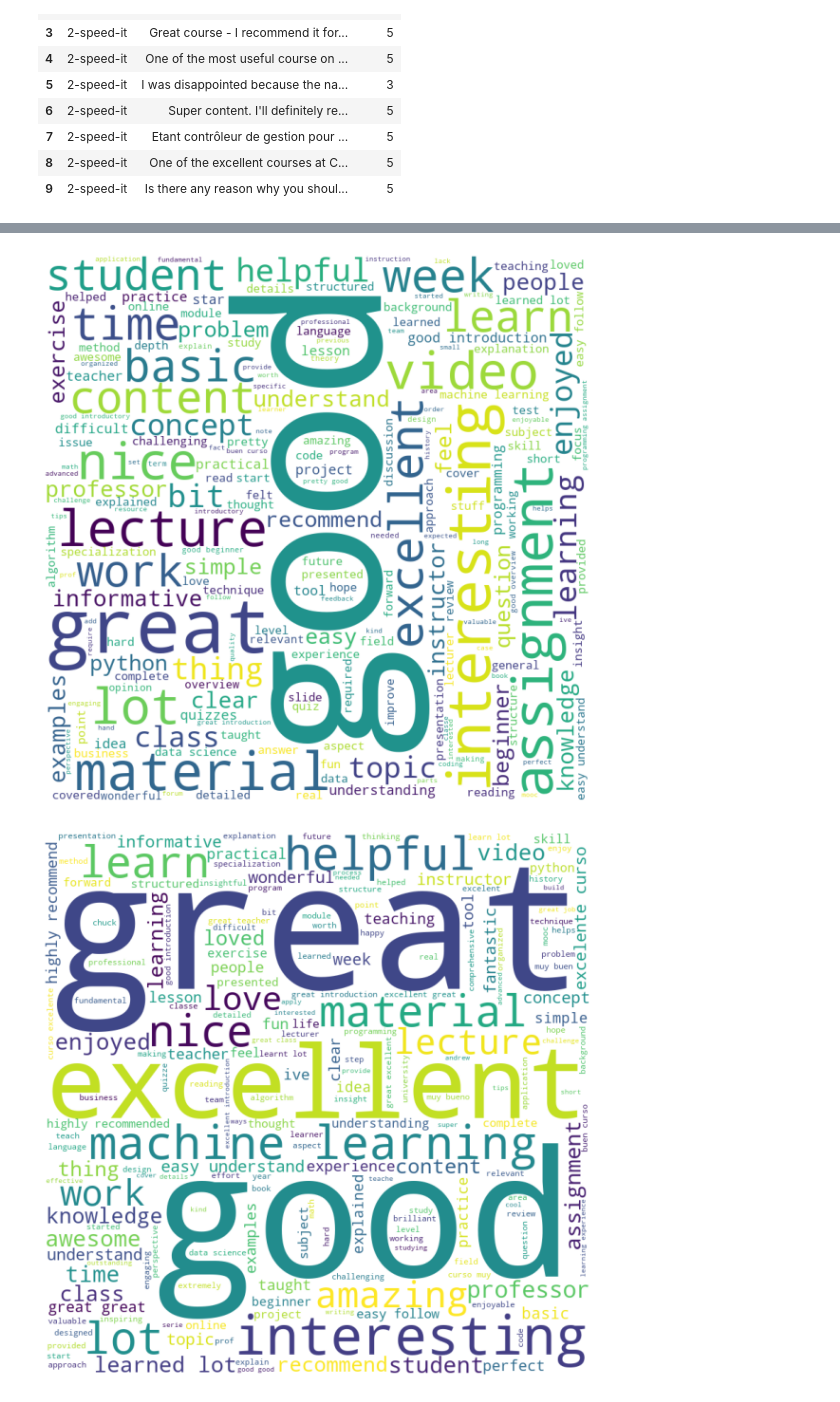
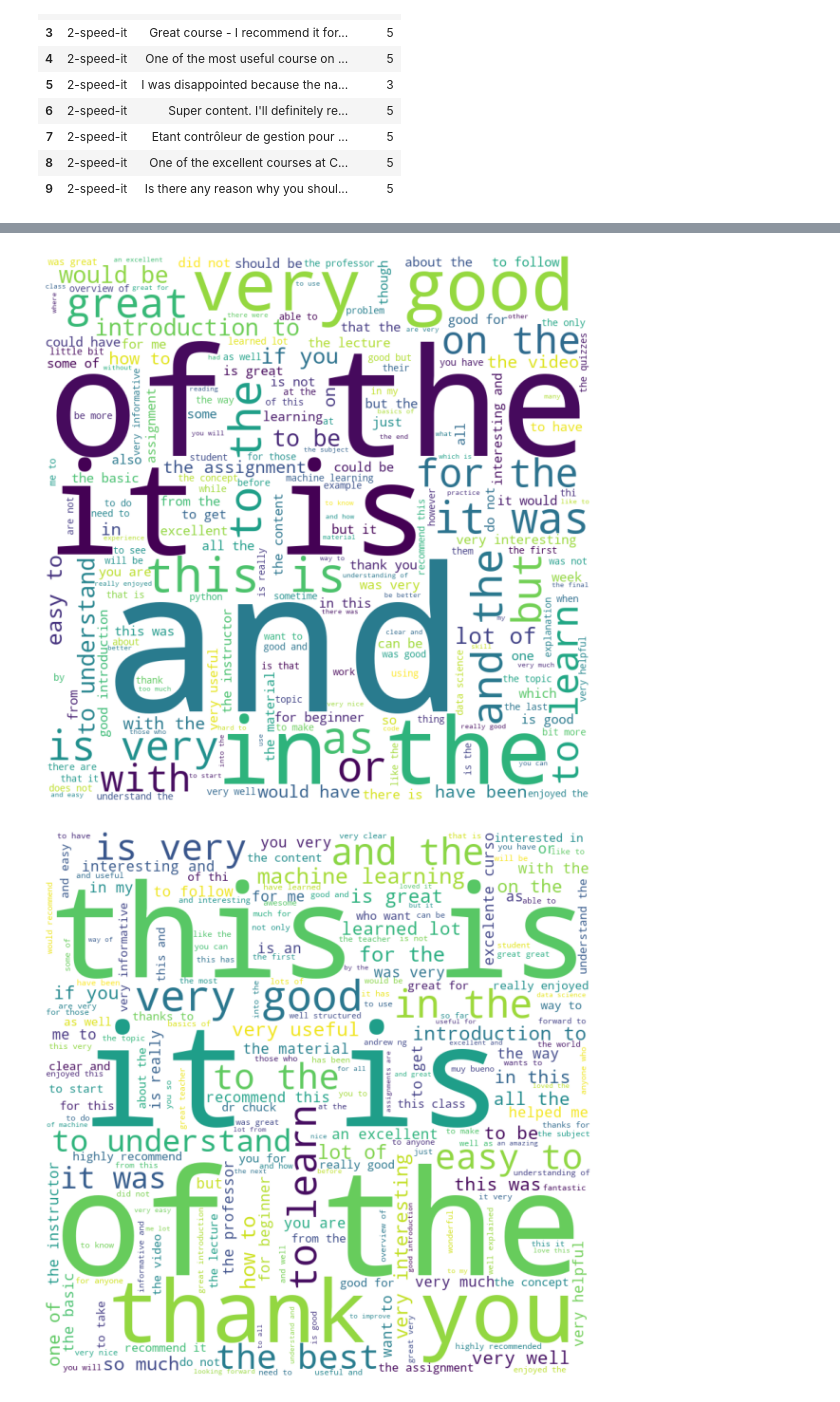
Before and after one commit to imnikhilanand/Coursera-Course-Reviews-Classification, a Jupyter notebook: main.ipynb, the cells around one changed output, grey strips where cells are left out. Cells and saved outputs as stored; diff of their text form; code cells hidden in the pictures.

```diff
--- a/main.ipynb
+++ b/main.ipynb
@@ -226,10 +226,9 @@ data_4 = data.query("Label == 4", engine="python")
 data_5 = data.query("Label == 5", engine="python")
 # %%
 # Wordclouds with Label 1
-
 review_1_corpus = ''
 for index,val in data_1.iterrows():
-    review_1_corpus = review_1_corpus + " " + val["Review_processed"]
+    review_1_corpus = review_1_corpus + " " + val["Review_processed_4"]
 review_1_corpus = review_1_corpus.strip()
 
 wordcloud = WordCloud(width = 800,
@@ -248,9 +247,8 @@ plt.show()
 # %%
 # Wordclouds with Label 2
-
 review_2_corpus = ''
 for index,val in data_2.iterrows():
-    review_2_corpus = review_2_corpus + " " + val["Review_processed"]
+    review_2_corpus = review_2_corpus + " " + val["Review_processed_4"]
 review_2_corpus = review_2_corpus.strip()
 
 wordcloud = WordCloud(width = 800,
@@ -269,9 +267,8 @@ plt.show()
 # %%
 # Wordclouds with Label 3
-
 review_3_corpus = ''
 for index,val in data_3.iterrows():
-    review_3_corpus = review_3_corpus + " " + val["Review_processed"]
+    review_3_corpus = review_3_corpus + " " + val["Review_processed_4"]
 review_3_corpus = review_3_corpus.strip()
 
 wordcloud = WordCloud(width = 800,
@@ -290,9 +287,8 @@ plt.show()
 # %%
 # Wordclouds with Label 4
-
 review_4_corpus = ''
 for index,val in data_4.iterrows():
-    review_4_corpus = review_4_corpus + " " + val["Review_processed"]
+    review_4_corpus = review_4_corpus + " " + val["Review_processed_4"]
 review_4_corpus = review_4_corpus.strip()
 
 wordcloud = WordCloud(width = 800,
@@ -307,26 +303,25 @@ plt.axis("off")
 plt.tight_layout(pad = 0)
 plt.show()
 # %% [output]
-[figure, old version]
+[figure, new version]
 # %%
 # Wordclouds with Label 5
-
 review_5_corpus = ''
 for index,val in data_5.iterrows():
-    review_5_corpus = review_5_corpus + " " + val["Review_processed"]
+    review_5_corpus = review_5_corpus + " " + val["Review_processed_4"]
 review_5_corpus = review_5_corpus.strip()
 
 wordcloud = WordCloud(width = 800,
                       height = 800,
                       background_color ='white',
                       stopwords = ["coursera","course","courses"],
                       min_font_size = 10).generate(review_5_corpus)
 
 plt.figure(figsize = (8, 8), facecolor = None)
 plt.imshow(wordcloud)
 plt.axis("off")
 plt.tight_layout(pad = 0)
 plt.show()
 # %% [output]
-[figure, old version]
+[figure, new version]
 # %% [markdown]
```
Also changed, not shown: parts of 25 cells of this notebook.
